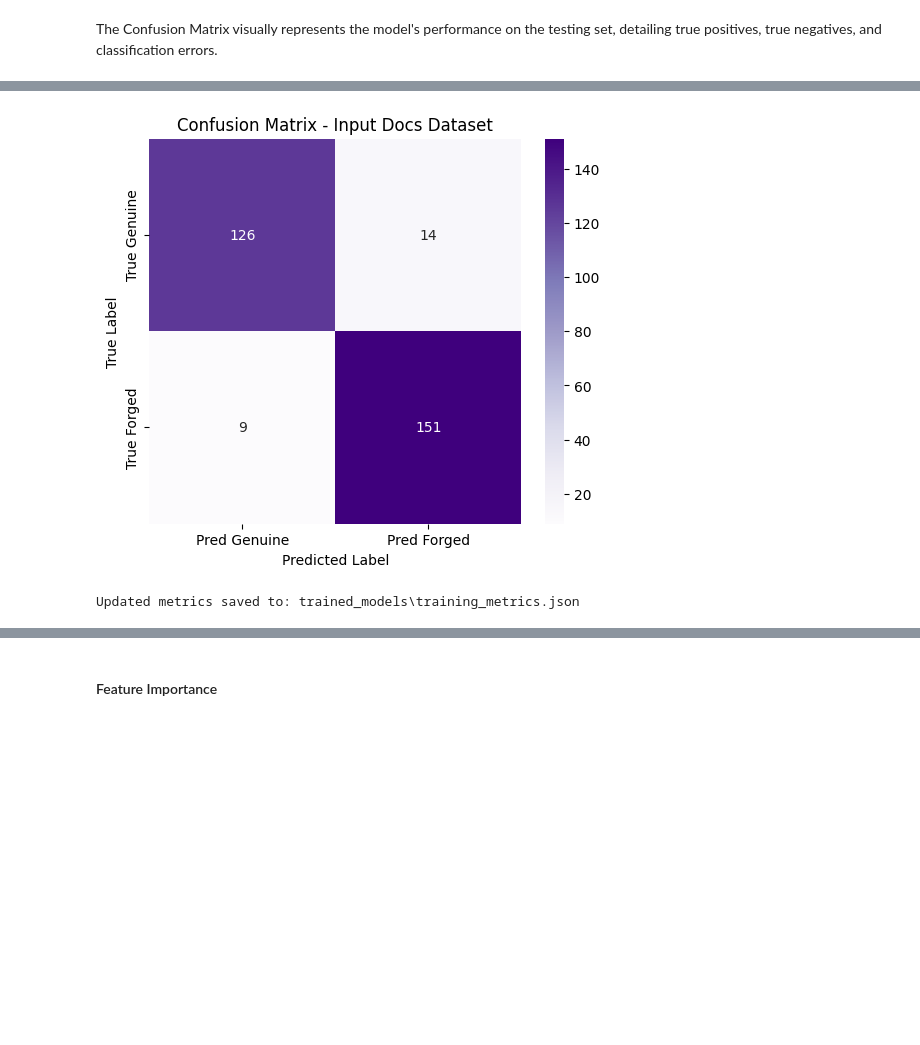
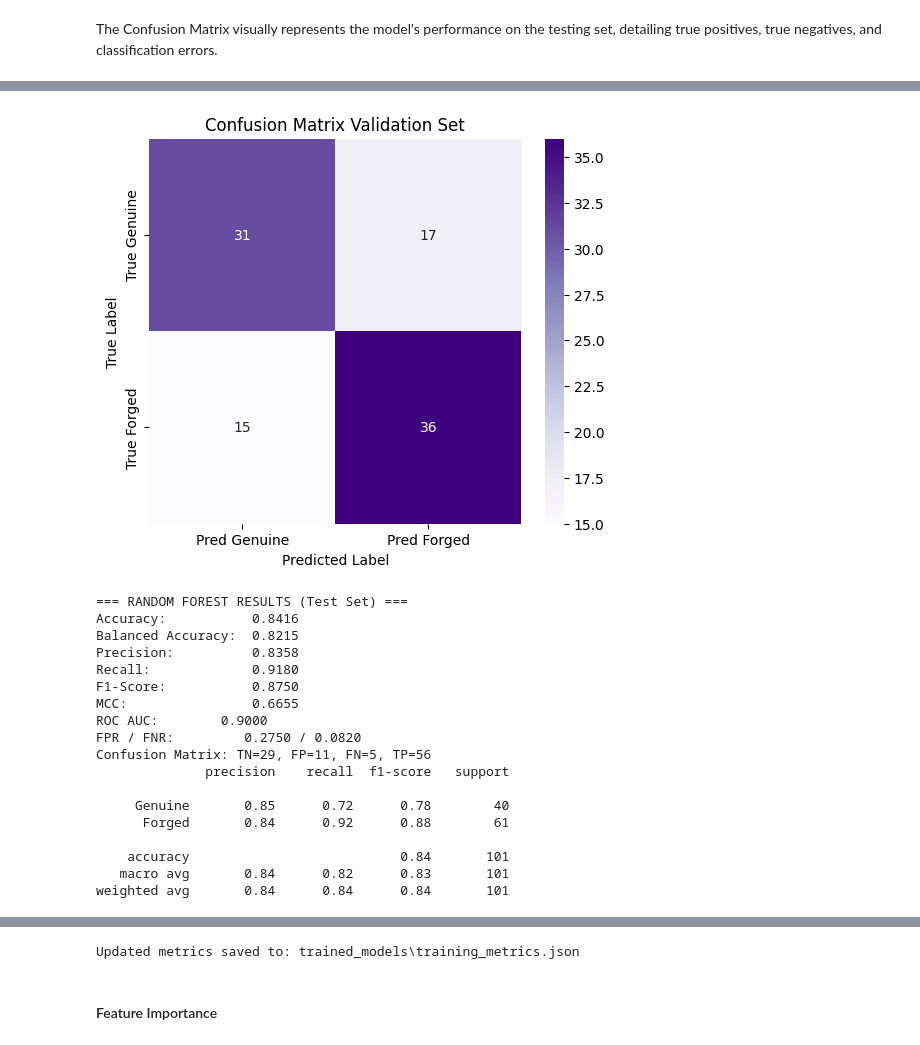
Before and after one commit to hylim12/ai-document-authentication-system, a Jupyter notebook: ml_model_training.ipynb, the cells around one changed output, grey strips where cells are left out. Drawn from its saved outputs; the diff is of its cells as text; code cells hidden in the pictures; blank space fills up the shorter version.

```diff
--- a/ml_model_training.ipynb
+++ b/ml_model_training.ipynb
@@ -287,40 +303,54 @@ plt.show()
 # %%
 # Evaluation on input_docs-derived dataset (ml_test_data.csv)
-input_docs_metrics = None
-if df_input_docs is not None:
-    X_input_raw = df_input_docs.drop(columns=DROP_COLUMNS, errors="ignore")
-    y_input_docs = df_input_docs["Label"].astype(int)
+validation_metrics = None
+testing_metrics = None
 
-    # Apply same one-hot logic and align columns to training matrix
-    X_input_docs = pd.get_dummies(X_input_raw, columns=categorical_cols, drop_first=False)
-    X_input_docs = X_input_docs.reindex(columns=X.columns, fill_value=0)
-    y_pred_input_docs, input_docs_metrics = evaluate_classifier(
+def evaluate_external_dataset(df_external, dataset_name, cmap):
+    X_external_raw = df_external.drop(columns=DROP_COLUMNS, errors="ignore")
+    y_external = df_external["Label"].astype(int)
+    X_external = pd.get_dummies(X_external_raw, columns=categorical_cols, drop_first=False)
+    X_external = X_external.reindex(columns=X.columns, fill_value=0)
+    y_pred_external, metrics_external = evaluate_classifier(
         rf_model,
-        X_input_docs,
-        y_input_docs,
-        dataset_name="Input Docs"
+        X_external,
+        y_external,
+        dataset_name=dataset_name,
     )
 
-    cm_input = confusion_matrix(y_input_docs, y_pred_input_docs)
+    cm_external = confusion_matrix(y_external, y_pred_external)
     plt.figure(figsize=(6, 5))
     sns.heatmap(
-        cm_input,
+        cm_external,
         annot=True,
         fmt="d",
-        cmap="Purples",
+        cmap=cmap,
         xticklabels=["Pred Genuine", "Pred Forged"],
         yticklabels=["True Genuine", "True Forged"],
     )
-
-    plt.title("Confusion Matrix - Input Docs Dataset")
+    plt.title(f"Confusion Matrix {dataset_name}")
     plt.xlabel("Predicted Label")
     plt.ylabel("True Label")
     plt.show()
+    return metrics_external
 
-    # Update persisted metrics with input_docs evaluation
-    with open(metrics_path, "w", encoding="utf-8") as f:
-        json.dump({"holdout": holdout_metrics, "input_docs": input_docs_metrics}, f, indent=2)
-        print(f"Updated metrics saved to: {metrics_path}")
+if df_validation is not None:
+    validation_metrics = evaluate_external_dataset(df_validation, "Validation Set", cmap="Purples")
 else:
-    print("Input-docs evaluation skipped (ml_test_data.csv not found).")
+    print("Validation-set evaluation skipped (ml_validation_data.csv not found.")
+
+if df_test is not None:
+    testing_metrics = evaluate_external_dataset(df_test, "Test Set", cmap="Oranges")
+else:
+    print("Test-set evaluation skipped (ml_test_data.csv not found.")
+
+payload = {"holdout": holdout_metrics}
+if validation_metrics is not None:
+    payload["validation_set"] = validation_metrics
+if testing_metrics is not None:
+    payload["testing_set"] = testing_metrics
+
+with open(metrics_path, "w", encoding="utf-8") as f:
+      json.dump(payload, f, indent=2)
+
+print(f"Updated metrics saved to: {metrics_path}")
 # %% [output]
@@ -345,2 +375,19 @@ weighted avg       0.92      0.92      0.92       300
-[figure, old version]
+[figure, new version]
-Updated metrics saved to: trained_models\training_metrics.json
+=== RANDOM FOREST RESULTS (Test Set) ===
+Accuracy:           0.8416
+Balanced Accuracy:  0.8215
+Precision:          0.8358
+Recall:             0.9180
+F1-Score:           0.8750
+MCC:                0.6655
+ROC AUC:        0.9000
+FPR / FNR:         0.2750 / 0.0820
+Confusion Matrix: TN=29, FP=11, FN=5, TP=56
+              precision    recall  f1-score   support
+
+     Genuine       0.85      0.72      0.78        40
+      Forged       0.84      0.92      0.88        61
+
+    accuracy                           0.84       101
+   macro avg       0.84      0.82      0.83       101
+weighted avg       0.84      0.84      0.84       101
@@ -347,3 +395,4 @@ Updated metrics saved to: trained_models\training_metrics.json
+Updated metrics saved to: trained_models\training_metrics.json
 # %% [markdown]
 #### Feature Importance
 # %% [markdown]
```
Also changed, not shown: parts of 12 cells of this notebook, 2 other files.
